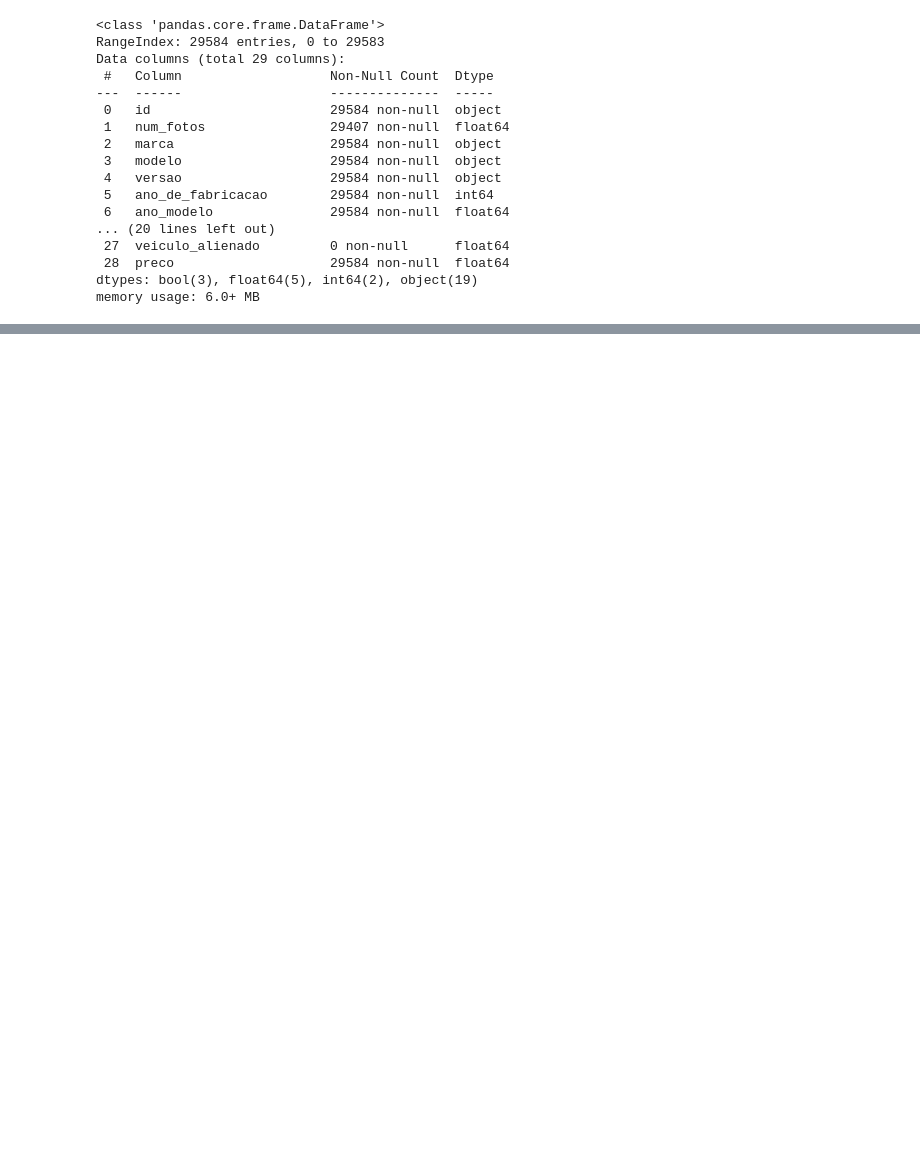
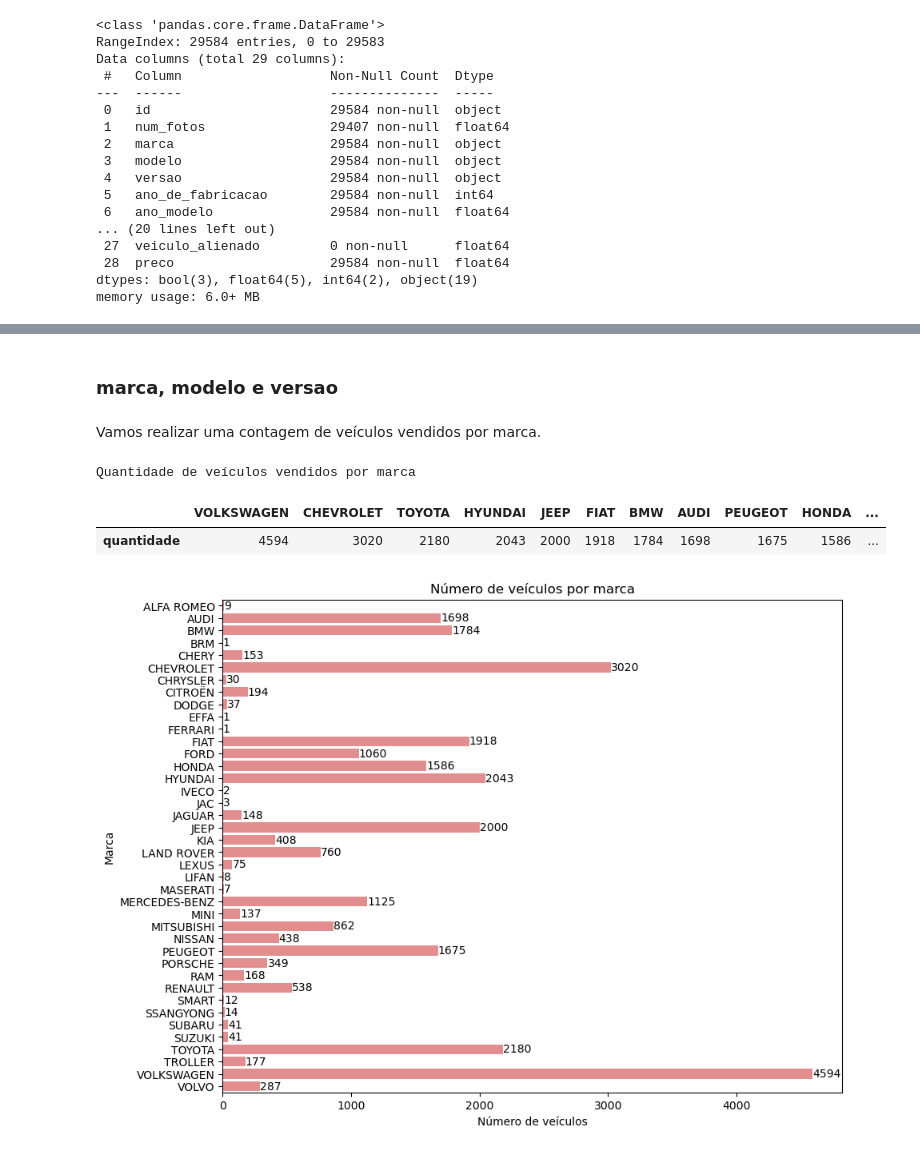
Before and after one commit to renatoinomata/indicium-data-science, a Jupyter notebook: cars_eda.ipynb, the cells around one changed output, grey strips where cells are left out. Drawn from its saved outputs; the diff is of its cells as text; code cells hidden in the pictures; blank space fills up the shorter version.

```diff
--- a/cars_eda.ipynb
+++ b/cars_eda.ipynb
@@ -266,0 +143,22 @@ Length: 575, dtype: int64
+# %% [markdown]
+### marca, modelo e versao
+# %% [markdown]
+Vamos realizar uma contagem de veículos vendidos por marca.
+# %%
+# Verificando a quantidade de veículos por marca em uma data frame horizontal
+print('Quantidade de veículos vendidos por marca')
+display(df.marca.value_counts().to_frame().T.rename(index={'marca': 'quantidade'}))
+
+# Plotagem do gráfico
+plt.figure(figsize=(10, 8))
+ax = sns.countplot(df.sort_values('marca'), y='marca', color='lightcoral')
+ax.bar_label(ax.containers[0])
+plt.xlabel('Número de veículos')
+plt.ylabel('Marca')
+plt.title('Número de veículos por marca')
+plt.show()
+# %% [output]
+Quantidade de veículos vendidos por marca
+|  | VOLKSWAGEN | CHEVROLET | TOYOTA | HYUNDAI | JEEP | FIAT | BMW | AUDI | PEUGEOT | HONDA | ... |
+| quantidade | 4594 | 3020 | 2180 | 2043 | 2000 | 1918 | 1784 | 1698 | 1675 | 1586 | ... |
+[figure, added]
```
Also changed, not shown: parts of 121 cells of this notebook, 2 other files.
